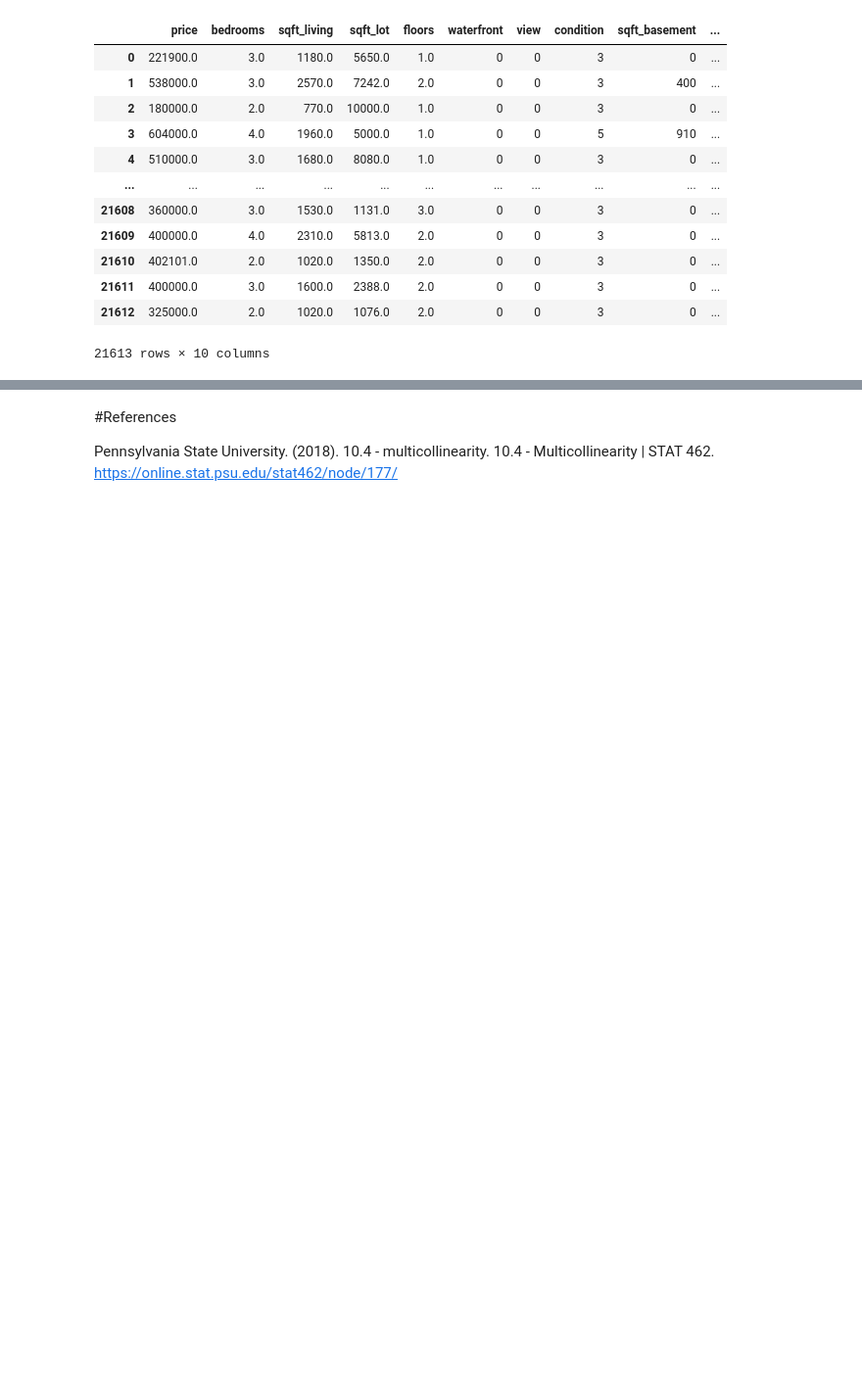
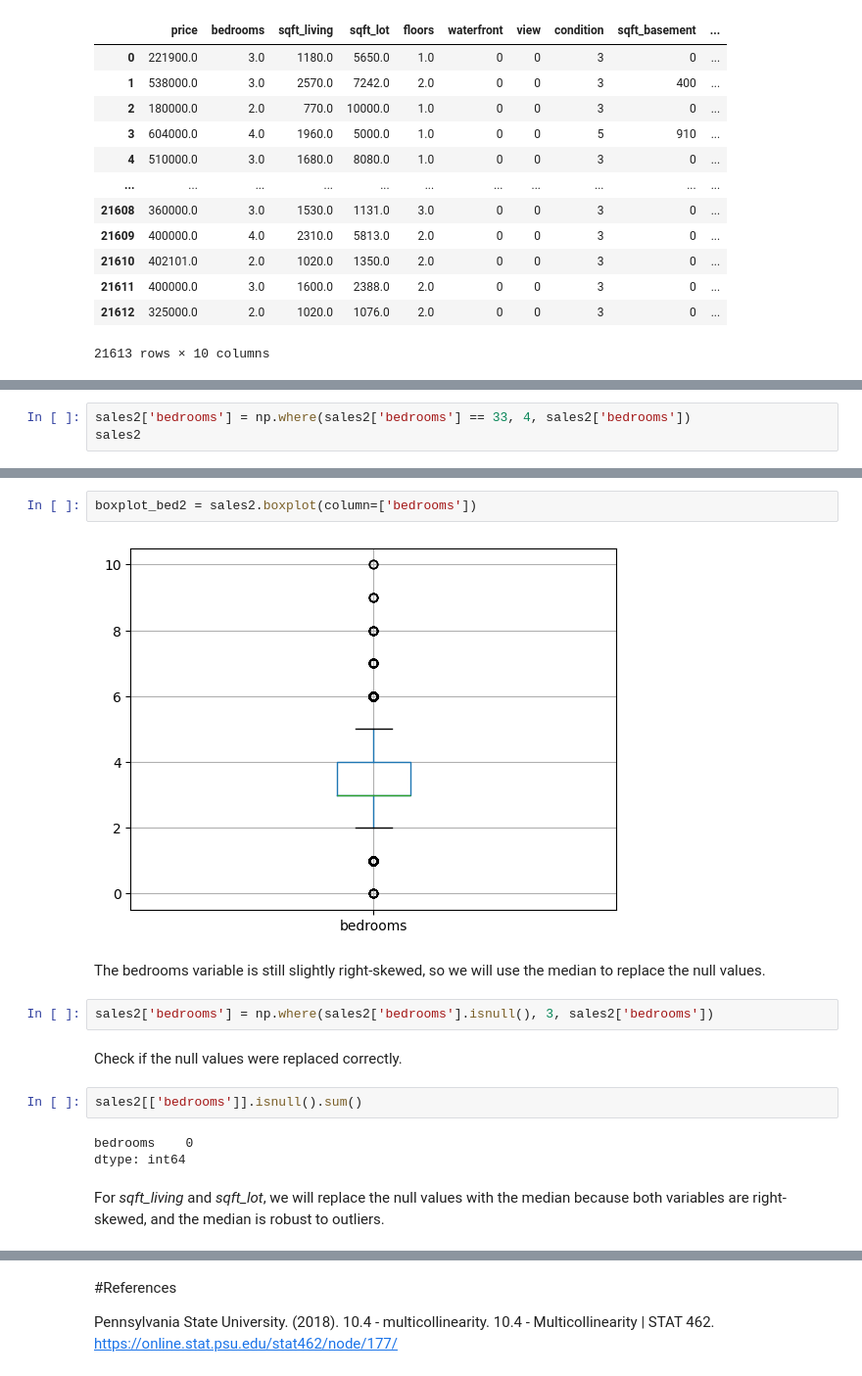
Before and after one commit to celdev-1190/ads500b, a Jupyter notebook: house_sales_regression.ipynb, the cells around one changed output, grey strips where cells are left out. Shown at 98% size. Cells and saved outputs as stored; diff of their text form; blank space fills up the shorter version.

```diff
--- a/house_sales_regression.ipynb
+++ b/house_sales_regression.ipynb
@@ -299,0 +372,3 @@ sales2
+# %%
+sales2['bedrooms'] = np.where(sales2['bedrooms'] == 33, 4, sales2['bedrooms'])
+sales2
@@ -299,0 +401,17 @@ sales2
+# %%
+boxplot_bed2 = sales2.boxplot(column=['bedrooms'])
+# %% [output]
+[figure, added]
+# %% [markdown]
+The bedrooms variable is still slightly right-skewed, so we will use the median to replace the null values.
+# %%
+sales2['bedrooms'] = np.where(sales2['bedrooms'].isnull(), 3, sales2['bedrooms'])
+# %% [markdown]
+Check if the null values were replaced correctly.
+# %%
+sales2[['bedrooms']].isnull().sum()
+# %% [output]
+bedrooms    0
+dtype: int64
+# %% [markdown]
+For *sqft_living* and *sqft_lot*, we will replace the null values with the median because both variables are right-skewed, and the median is robust to outliers.
```
Also changed, not shown: parts of 21 cells of this notebook.
